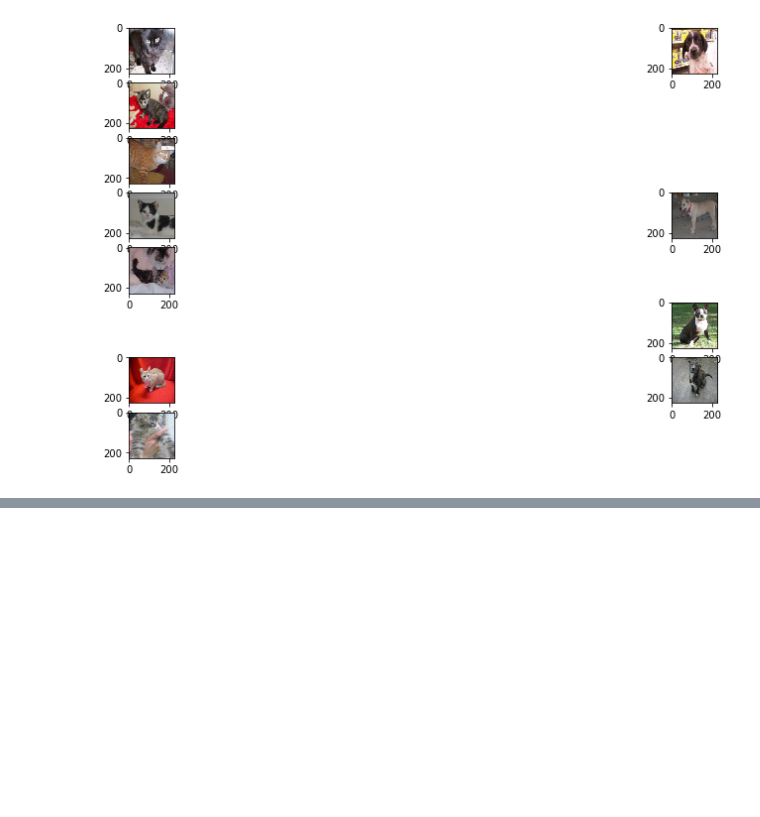
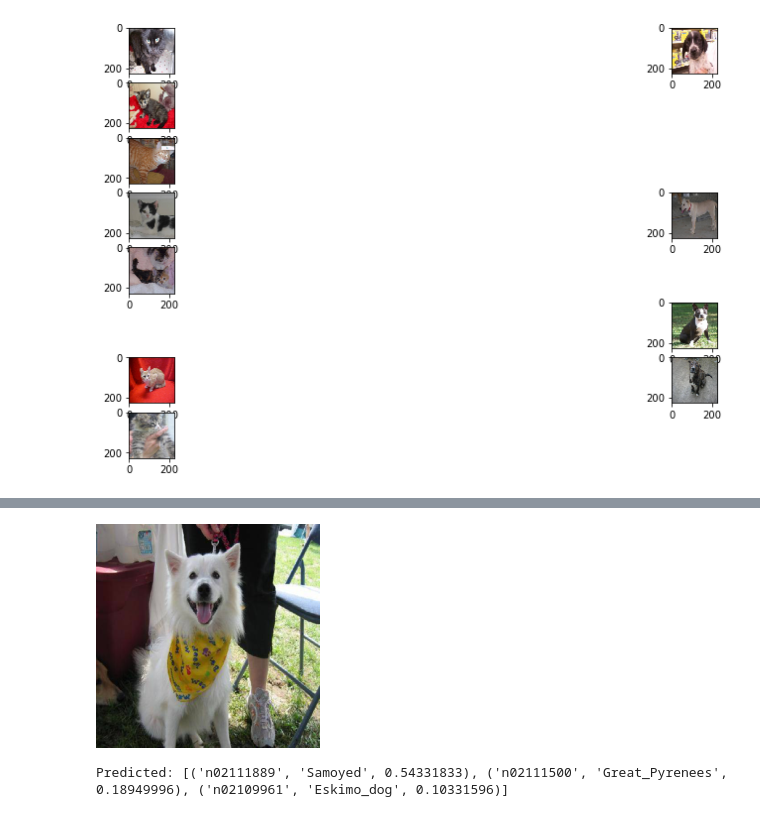
Before and after one commit to chapmanbe/keras_tutorial_1, a Jupyter notebook: cats_vs_dogs_trained_model.ipynb, the cells around one changed output, grey strips where cells are left out. Saved outputs shown, nothing was run; the diff lists cells and outputs as text; code cells hidden in the pictures; blank space fills up the shorter version.

```diff
--- a/cats_vs_dogs_trained_model.ipynb
+++ b/cats_vs_dogs_trained_model.ipynb
@@ -135,0 +148,4 @@ for i in range(len(x_batch)):
+# %%
+# Pick a cat and dog image at random
+cat = random.choice(glob.glob(os.path.join(VALDIR, 'cat', 'cat*')))
+dog = random.choice(glob.glob(os.path.join(VALDIR, 'dog', 'dog*')))
@@ -135,0 +170,16 @@ for i in range(len(x_batch)):
+# %%
+img = image.load_img(dog, target_size=(224, 224))
+img
+# %% [output]
+[figure, added]
+# %%
+x = image.img_to_array(img)
+x = np.expand_dims(x, axis=0)
+x = preprocess_input(x)
+
+preds = model.predict(x)
+# decode the results into a list of tuples (class, description, probability)
+# (one such list for each sample in the batch)
+print('Predicted:', decode_predictions(preds, top=3)[0])
+# %% [output]
+Predicted: [('n02111889', 'Samoyed', 0.54331833), ('n02111500', 'Great_Pyrenees', 0.18949996), ('n02109961', 'Eskimo_dog', 0.10331596)]
```
Also changed, not shown: parts of 6 cells of this notebook.
